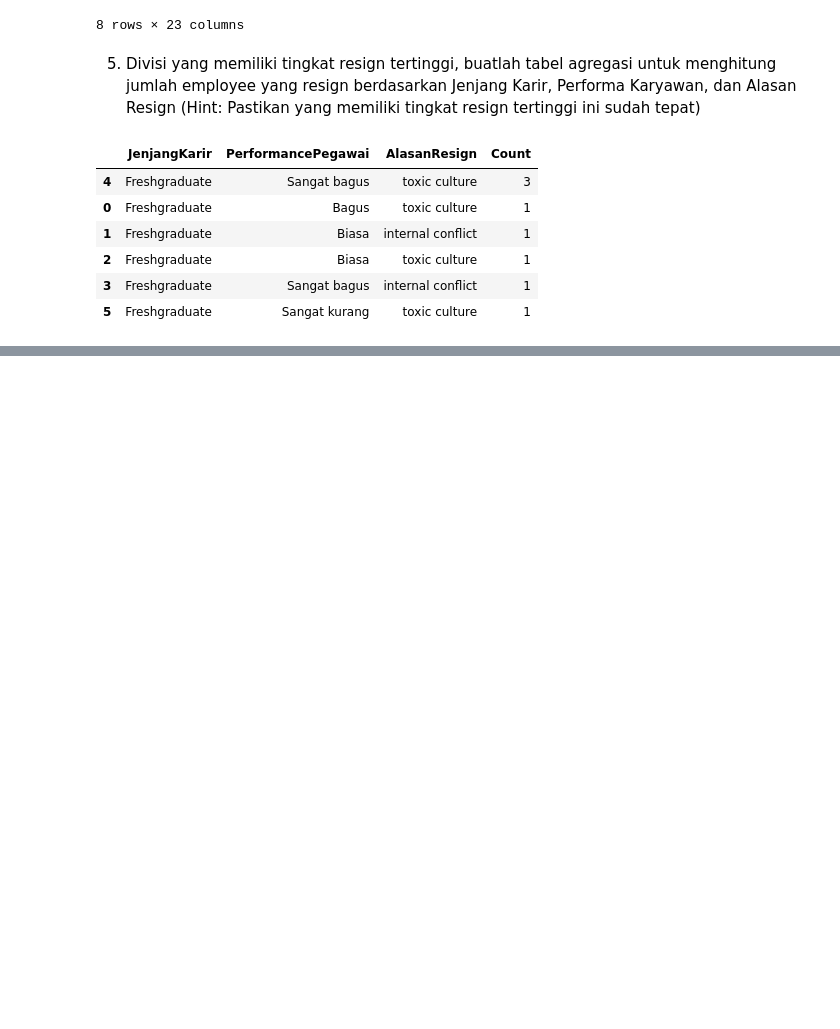
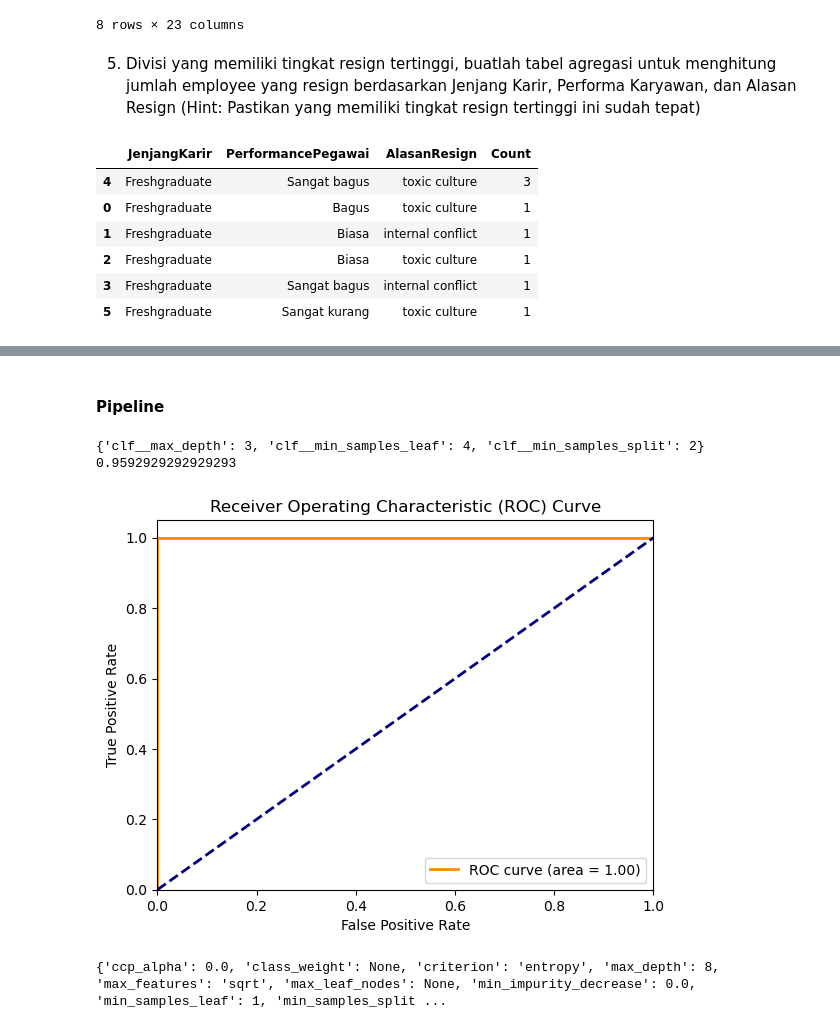
Before and after one commit to sailafs/Improving-Employee-Retention-by-Predicting-Employee-Attrition-Using-Machine-Learning, a Jupyter notebook: Project-3.ipynb, the cells around one changed output, grey strips where cells are left out. Drawn from its saved outputs; the diff is of its cells as text; code cells hidden in the pictures; blank space fills up the shorter version.

```diff
--- a/Project-3.ipynb
+++ b/Project-3.ipynb
@@ -514,0 +1004,6 @@ fig.show()
+# %%
+dt_final = DecisionTreeClassifier(criterion='entropy',max_depth=8, max_features='sqrt', min_samples_leaf=1, min_samples_split=2, splitter='best')
+dt_final.fit(X_train, y_train)
+y_pred_dt_final = dt_final.predict(X_test)
+
+eval_classification(dt_final)
@@ -514,0 +1126,61 @@ fig.show()
+# %% [markdown]
+#### Pipeline
+# %%
+from sklearn.model_selection import GridSearchCV
+from sklearn.tree import DecisionTreeClassifier
+from sklearn.pipeline import Pipeline
+from sklearn.preprocessing import StandardScaler
+
+# Assuming X_train, y_train are your training data
+
+# Create a pipeline
+pipeline = Pipeline([
+    ('scaler', StandardScaler()),
+    ('clf', DecisionTreeClassifier())
+])
+
+# Define the parameter grid
+param_grid = {
+    'clf__max_depth': [3, 5, 7, 9],
+    'clf__min_samples_split': [2, 5, 10],
+    'clf__min_samples_leaf': [1, 2, 4]
+}
+
+# Create a grid search object
+grid_search = GridSearchCV(pipeline, param_grid, cv=5, scoring='accuracy')
+
+# Fit the grid search object to the data
+grid_search.fit(X_train, y_train)
+
+# Print the best parameters and best score
+print(grid_search.best_params_)
+print(grid_search.best_score_)
+# %% [output]
+{'clf__max_depth': 3, 'clf__min_samples_leaf': 4, 'clf__min_samples_split': 2}
+0.9592929292929293
+# %%
+from sklearn.metrics import roc_curve, auc
+import matplotlib.pyplot as plt
+
+y_pred_proba = dt_final.predict_proba(X_test)
+
+# Assuming you have y_true and y_score (predicted probabilities)
+fpr, tpr, thresholds = roc_curve(y_test, y_pred_proba[:, 1])
+roc_auc = auc(fpr, tpr)
+
+plt.plot(fpr, tpr, color='darkorange', lw=2, label='ROC curve (area = %0.2f)' % roc_auc)
+plt.plot([0, 1], [0, 1], color='navy', lw=2, linestyle='--')
+plt.xlim([0.0, 1.0])
+plt.ylim([0.0, 1.05])
+plt.xlabel('False Positive Rate')
+plt.ylabel('True Positive Rate')
+plt.title('Receiver Operating Characteristic (ROC) Curve')
+plt.legend(loc='lower right')
+plt.show()
+# %% [output]
+[figure, added]
+# %%
+# Just use get_params() directly on your model
+print(dt_final.get_params())
+# %% [output]
+{'ccp_alpha': 0.0, 'class_weight': None, 'criterion': 'entropy', 'max_depth': 8, 'max_features': 'sqrt', 'max_leaf_nodes': None, 'min_impurity_decrease': 0.0, 'min_samples_leaf': 1, 'min_samples_split ...
```
Also changed, not shown: parts of 51 cells of this notebook, 1 other file.
